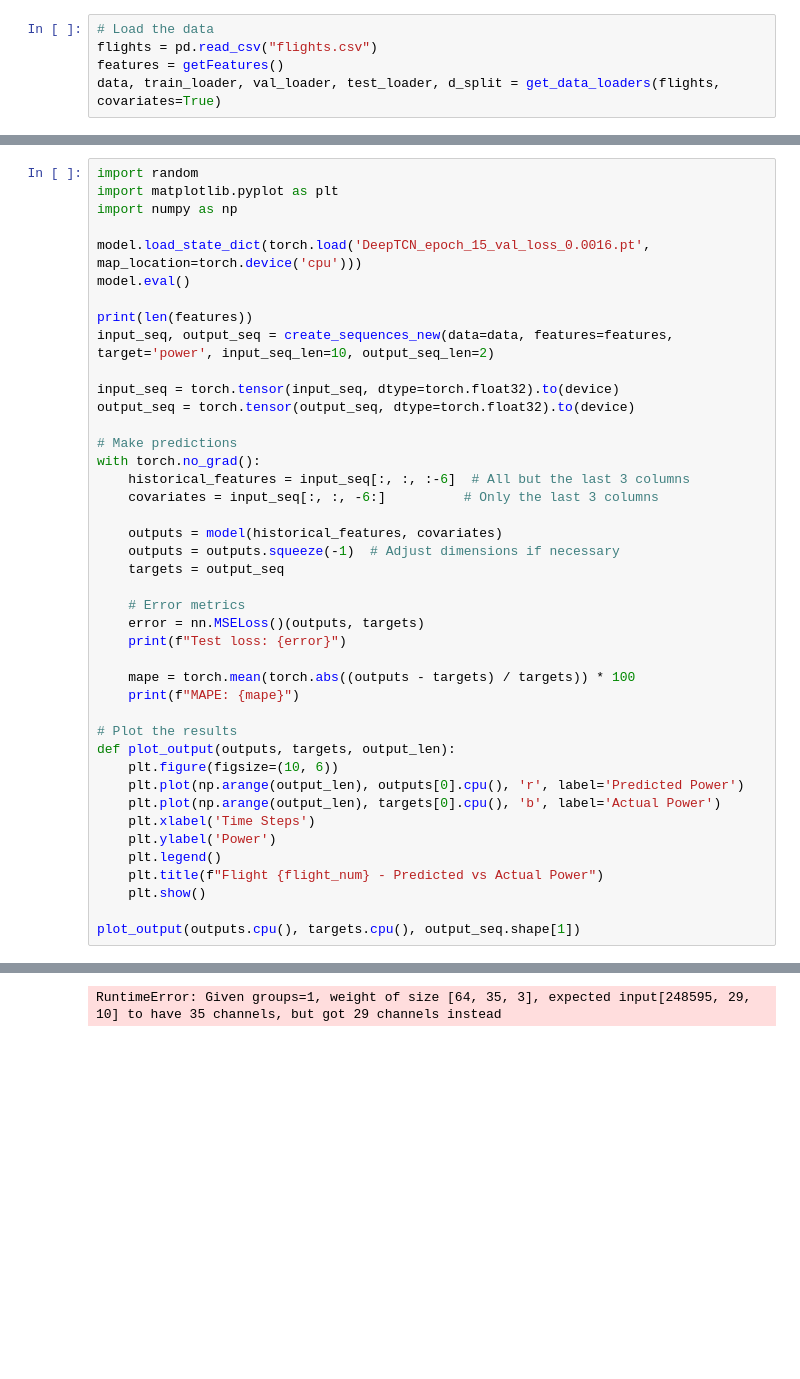
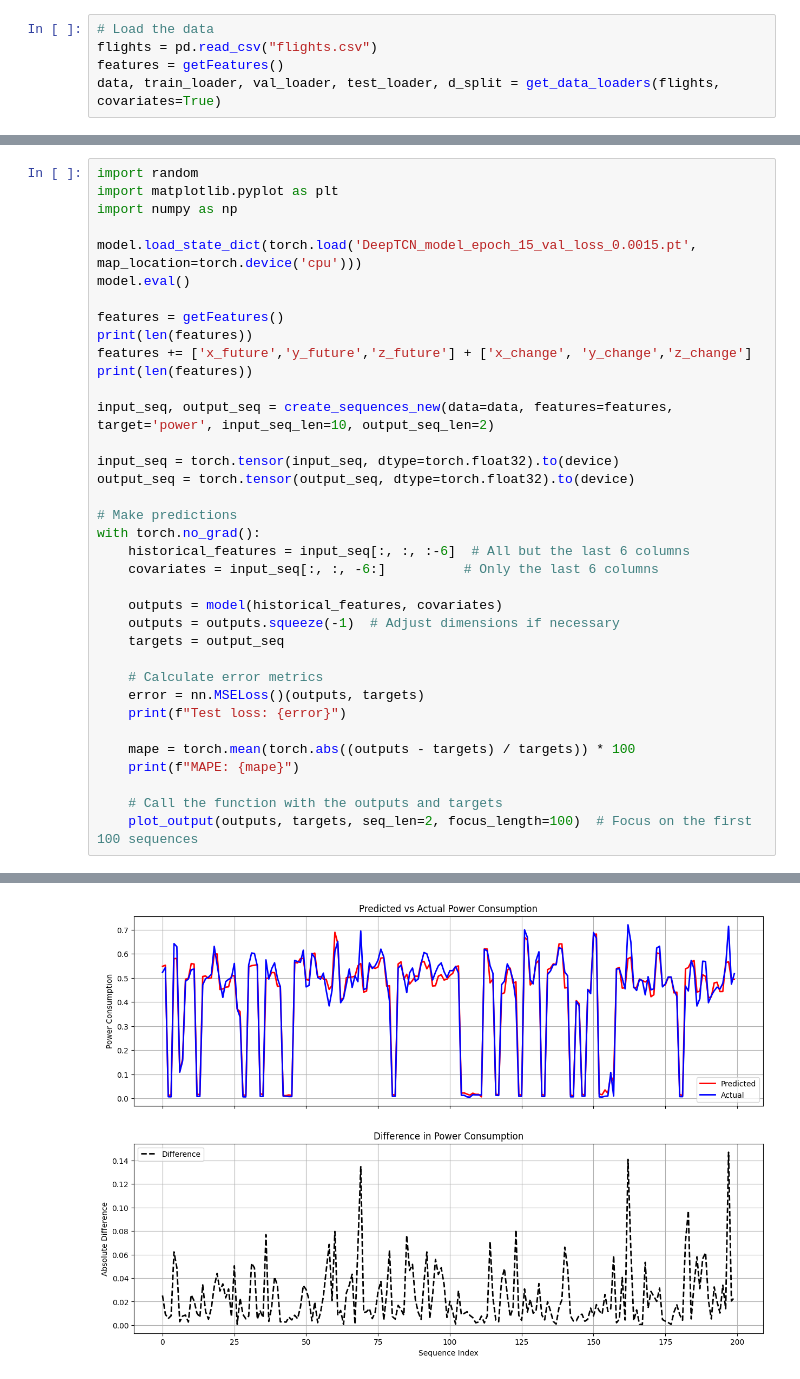
Before and after one commit to LeoLi23/553-ev-project, a Jupyter notebook: deepTCN_v3.ipynb, the cells around one changed output, grey strips where cells are left out. Drawn from its saved outputs; the diff is of its cells as text; blank space fills up the shorter version.

Commit message:
add deepTCN Test Plot

```diff
--- a/deepTCN_v3.ipynb
+++ b/deepTCN_v3.ipynb
@@ -164,10 +193,14 @@ import random
 import matplotlib.pyplot as plt
 import numpy as np
 
-model.load_state_dict(torch.load('DeepTCN_epoch_15_val_loss_0.0016.pt', map_location=torch.device('cpu')))
+model.load_state_dict(torch.load('DeepTCN_model_epoch_15_val_loss_0.0015.pt', map_location=torch.device('cpu')))
 model.eval()
 
+features = getFeatures()
 print(len(features))
+features += ['x_future','y_future','z_future'] + ['x_change', 'y_change','z_change']
+print(len(features))
+
 input_seq, output_seq = create_sequences_new(data=data, features=features, target='power', input_seq_len=10, output_seq_len=2)
 
 input_seq = torch.tensor(input_seq, dtype=torch.float32).to(device)
@@ -175,31 +208,21 @@ output_seq = torch.tensor(output_seq, dtype=torch.float32).to(device)
 
 # Make predictions
 with torch.no_grad():
-    historical_features = input_seq[:, :, :-6]  # All but the last 3 columns
-    covariates = input_seq[:, :, -6:]          # Only the last 3 columns
+    historical_features = input_seq[:, :, :-6]  # All but the last 6 columns
+    covariates = input_seq[:, :, -6:]          # Only the last 6 columns
 
     outputs = model(historical_features, covariates)
     outputs = outputs.squeeze(-1)  # Adjust dimensions if necessary
     targets = output_seq
 
-    # Error metrics
+    # Calculate error metrics
     error = nn.MSELoss()(outputs, targets)
     print(f"Test loss: {error}")
 
     mape = torch.mean(torch.abs((outputs - targets) / targets)) * 100
     print(f"MAPE: {mape}")
 
-# Plot the results
-def plot_output(outputs, targets, output_len):
-    plt.figure(figsize=(10, 6))
-    plt.plot(np.arange(output_len), outputs[0].cpu(), 'r', label='Predicted Power')
-    plt.plot(np.arange(output_len), targets[0].cpu(), 'b', label='Actual Power')
-    plt.xlabel('Time Steps')
-    plt.ylabel('Power')
-    plt.legend()
-    plt.title(f"Flight {flight_num} - Predicted vs Actual Power")
-    plt.show()
-
-plot_output(outputs.cpu(), targets.cpu(), output_seq.shape[1])
+    # Call the function with the outputs and targets
+    plot_output(outputs, targets, seq_len=2, focus_length=100)  # Focus on the first 100 sequences
 # %% [output]
 32
@@ -206 +232 @@ plot_output(outputs.cpu(), targets.cpu(), output_seq.shape[1])
-RuntimeError: Given groups=1, weight of size [64, 35, 3], expected input[248595, 29, 10] to have 35 channels, but got 29 channels instead
+[figure, added]
```
Also changed, not shown: parts of 3 cells of this notebook, 3 other files.
